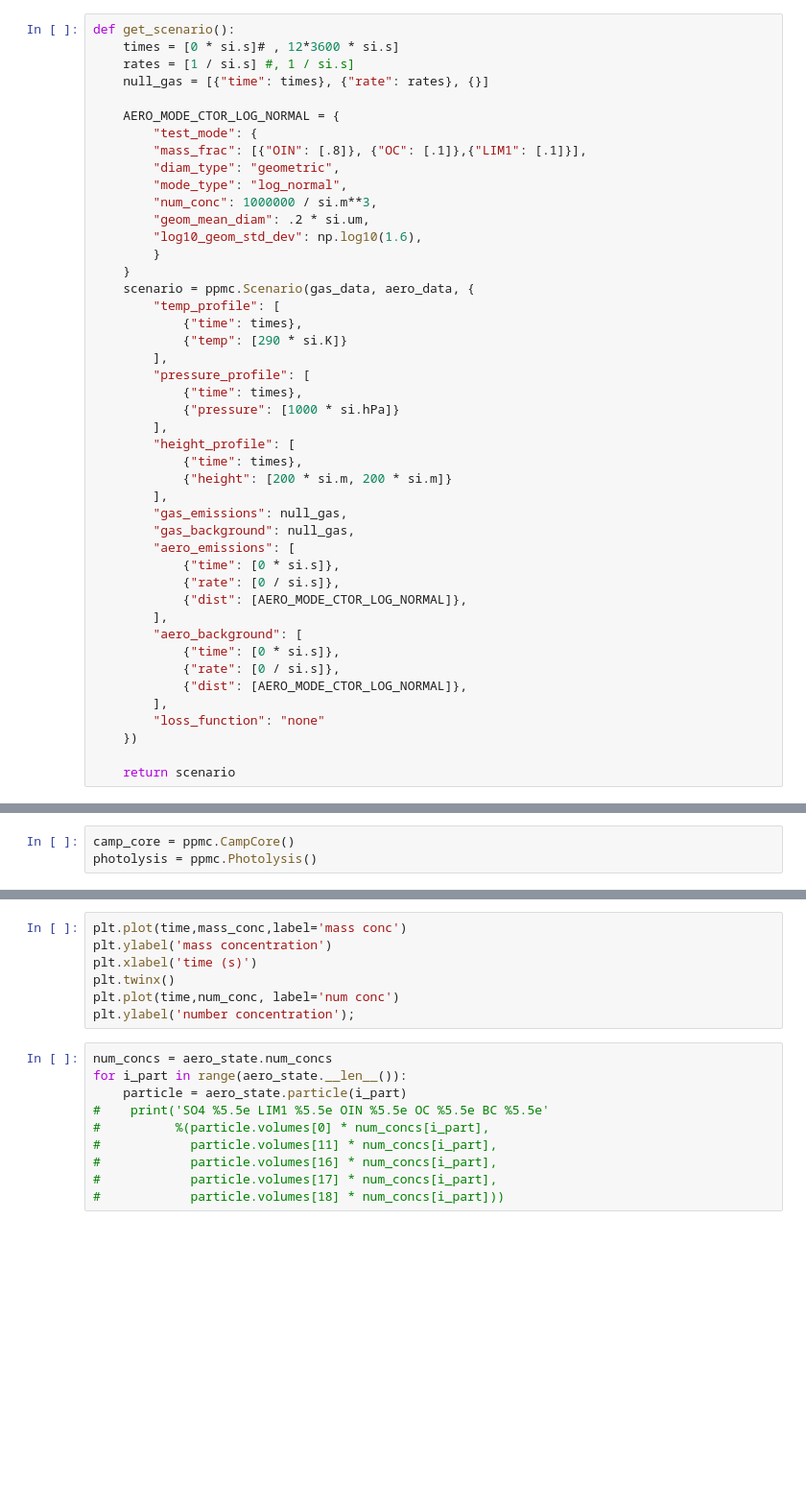
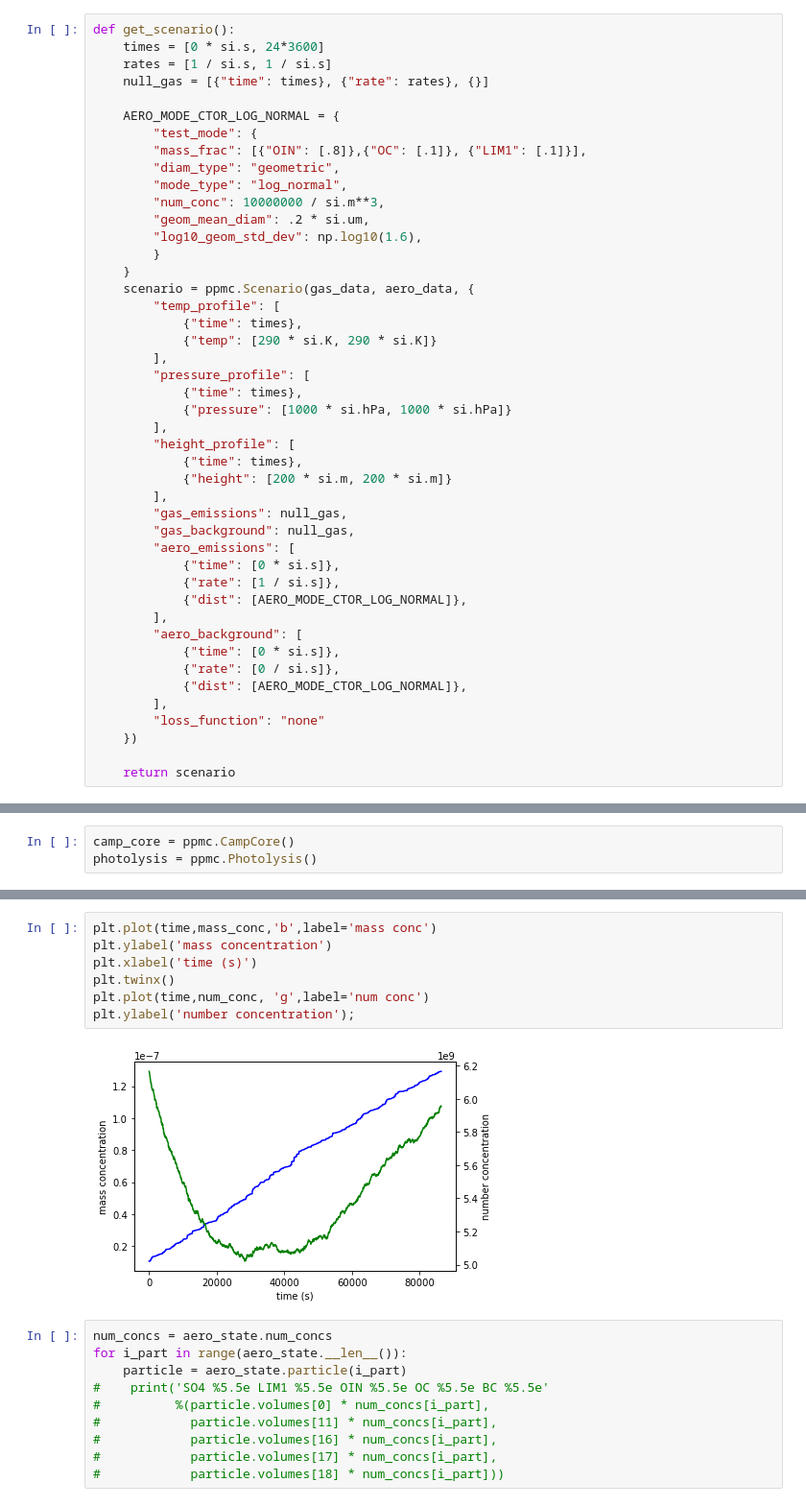
Before and after one commit to slayoo/PyPartMC-examples, a Jupyter notebook: notebooks/particle_simulation.ipynb, the cells around one changed output, grey strips where cells are left out. Shown: that part at 96% size. Drawn from its saved outputs; the diff is of its cells as text; blank space fills up the shorter version.

```diff
--- a/notebooks/particle_simulation.ipynb
+++ b/notebooks/particle_simulation.ipynb
@@ -72,16 +70,16 @@ def get_aero_state():
     return aero_state
 # %%
 def get_scenario():
-    times = [0 * si.s]# , 12*3600 * si.s]
-    rates = [1 / si.s] #, 1 / si.s]
+    times = [0 * si.s, 24*3600]
+    rates = [1 / si.s, 1 / si.s]
     null_gas = [{"time": times}, {"rate": rates}, {}]
 
     AERO_MODE_CTOR_LOG_NORMAL = {
         "test_mode": {
-        "mass_frac": [{"OIN": [.8]}, {"OC": [.1]},{"LIM1": [.1]}],
+        "mass_frac": [{"OIN": [.8]},{"OC": [.1]}, {"LIM1": [.1]}],
         "diam_type": "geometric",
         "mode_type": "log_normal",
-        "num_conc": 1000000 / si.m**3,
+        "num_conc": 10000000 / si.m**3,
         "geom_mean_diam": .2 * si.um,
         "log10_geom_std_dev": np.log10(1.6),
         }
@@ -89,11 +87,11 @@ def get_scenario():
     scenario = ppmc.Scenario(gas_data, aero_data, {
         "temp_profile": [
             {"time": times},
-            {"temp": [290 * si.K]}
+            {"temp": [290 * si.K, 290 * si.K]}
         ],
         "pressure_profile": [
             {"time": times},
-            {"pressure": [1000 * si.hPa]}
+            {"pressure": [1000 * si.hPa, 1000 * si.hPa]}
         ],
         "height_profile": [
             {"time": times},
@@ -103,7 +101,7 @@ def get_scenario():
         "gas_background": null_gas,
         "aero_emissions": [
             {"time": [0 * si.s]},
-            {"rate": [0 / si.s]},
+            {"rate": [1 / si.s]},
             {"dist": [AERO_MODE_CTOR_LOG_NORMAL]},
         ],
         "aero_background": [
@@ -159,12 +156,14 @@ for i_time in range(1,n_steps+1):
     mass_conc[i_time] = aero_state.total_mass_conc
     time[i_time] = env_state.elapsed_time
 # %%
-plt.plot(time,mass_conc,label='mass conc')
+plt.plot(time,mass_conc,'b',label='mass conc')
 plt.ylabel('mass concentration')
 plt.xlabel('time (s)')
 plt.twinx()
-plt.plot(time,num_conc, label='num conc')
+plt.plot(time,num_conc, 'g',label='num conc')
 plt.ylabel('number concentration');
+# %% [output]
+[figure, added]
 # %%
 num_concs = aero_state.num_concs
 for i_part in range(aero_state.__len__()):
```
Also changed, not shown: parts of 2 cells of this notebook.
